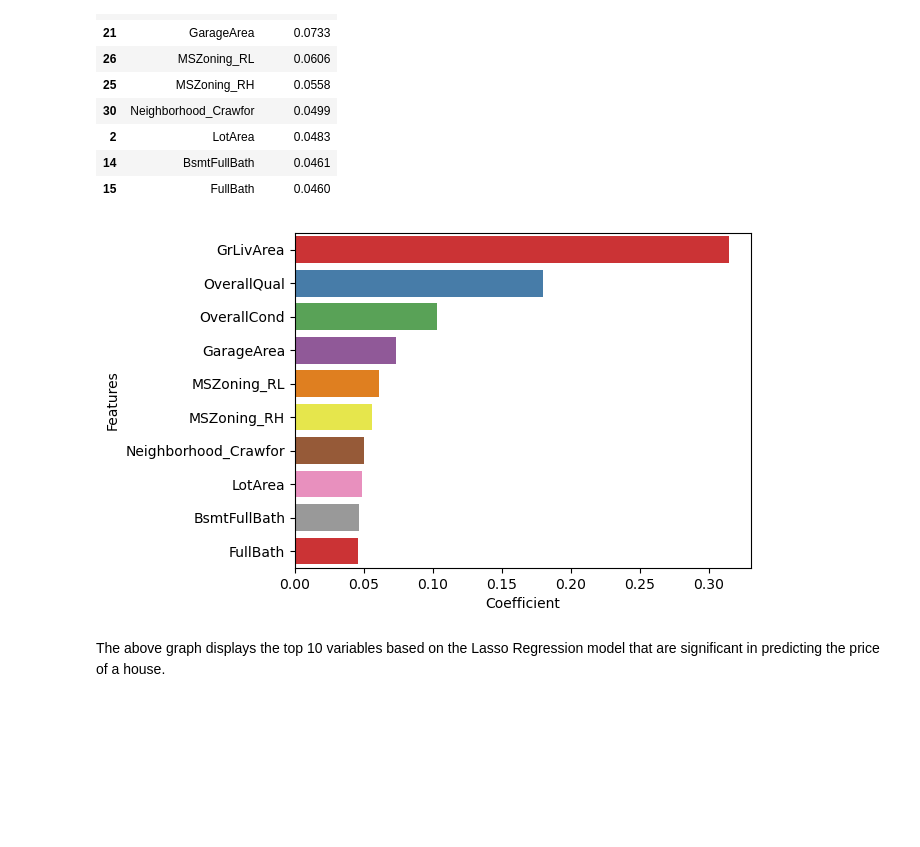
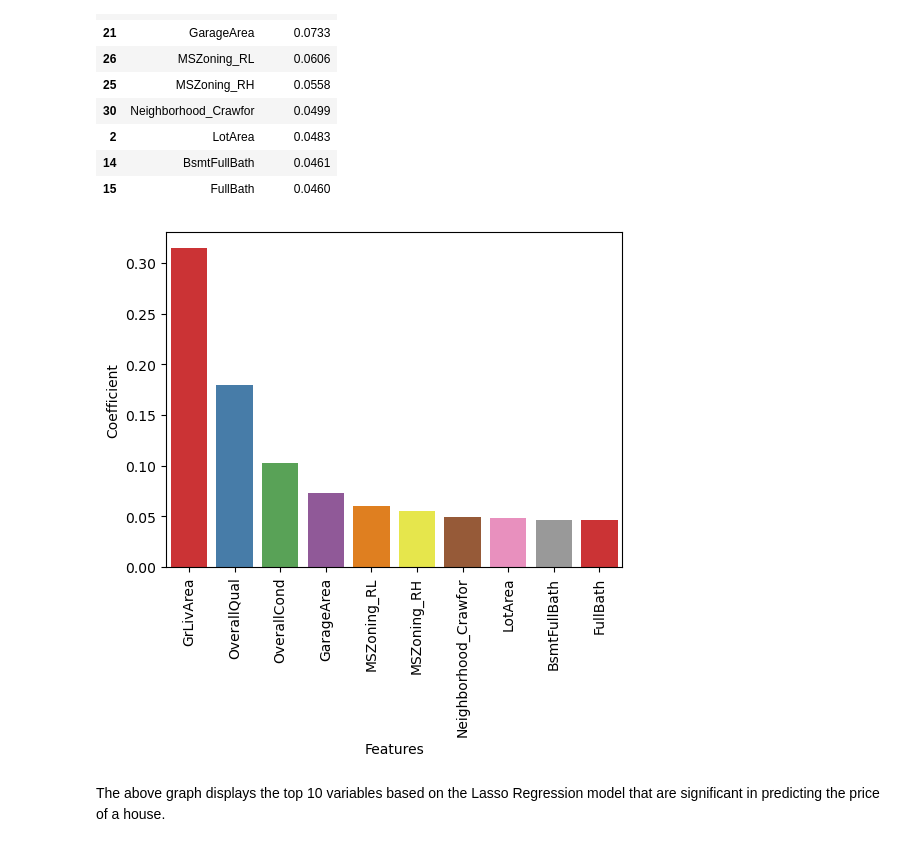
Before and after one commit to Soma24infy/Housing_Price_Prediction, a Jupyter notebook: House_Price_Prediction_Assignment.ipynb, the cells around one changed output. Drawn from its saved outputs; the diff is of its cells as text; code cells hidden in the pictures; blank space fills up the shorter version.

```diff
--- a/House_Price_Prediction_Assignment.ipynb
+++ b/House_Price_Prediction_Assignment.ipynb
@@ -953,11 +953,12 @@ newdf
 # %%
 #plotting a barplot to visualize the features that would affect the pricing
 plt.figure(figsize=(20,20))
 plt.subplot(4,3,1)
-sns.barplot(y = 'Features', x='Coefficient', palette='Set1', data = newdf)
+sns.barplot(y = 'Coefficient', x='Features', palette='Set1', data = newdf)
+plt.xticks(rotation=90)
 plt.show()
 # %% [output]
-[figure, old version]
+[figure, new version]
 # %% [markdown]
 The above graph displays the top 10 variables based on the Lasso Regression model that are significant in predicting the price of a house.
 # %% [markdown]
```
Also changed, not shown: 1 other file.
